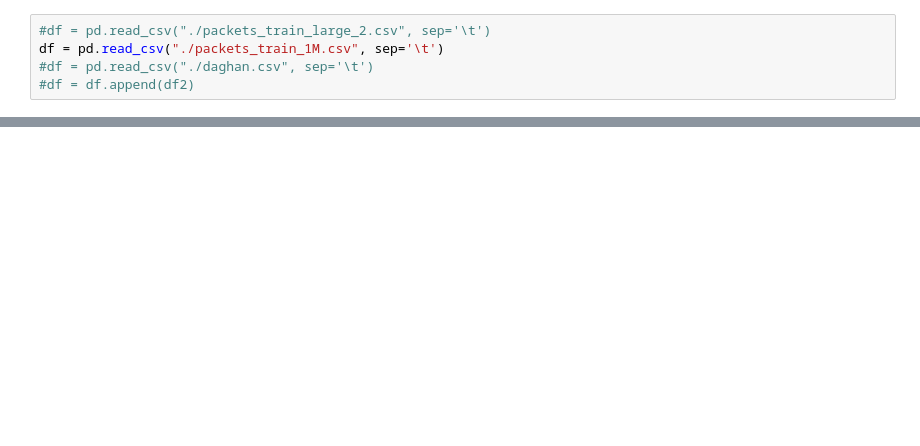
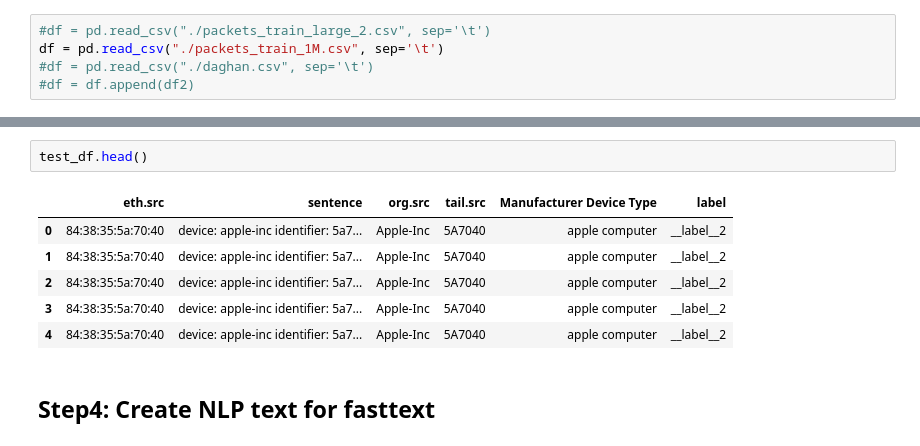
Before and after one commit to daghan/W210-IoT, a Jupyter notebook: IoT6_Sydney-all_rows_test_fasttext.ipynb, the cells around one changed output, grey strips where cells are left out. Saved outputs shown, nothing was run; the diff lists cells and outputs as text; blank space fills up the shorter version.

```diff
--- a/IoT6_Sydney-all_rows_test_fasttext.ipynb
+++ b/IoT6_Sydney-all_rows_test_fasttext.ipynb
@@ -508,0 +513,11 @@ test[1].iloc[23]
+# %%
+test_df.head()
+# %% [output]
+|  | eth.src | sentence | org.src | tail.src | Manufacturer Device Type | label |
+| 0 | 84:38:35:5a:70:40 | device: apple-inc identifier: 5a7... | Apple-Inc | 5A7040 | apple computer | __label__2 |
+| 1 | 84:38:35:5a:70:40 | device: apple-inc identifier: 5a7... | Apple-Inc | 5A7040 | apple computer | __label__2 |
+| 2 | 84:38:35:5a:70:40 | device: apple-inc identifier: 5a7... | Apple-Inc | 5A7040 | apple computer | __label__2 |
+| 3 | 84:38:35:5a:70:40 | device: apple-inc identifier: 5a7... | Apple-Inc | 5A7040 | apple computer | __label__2 |
+| 4 | 84:38:35:5a:70:40 | device: apple-inc identifier: 5a7... | Apple-Inc | 5A7040 | apple computer | __label__2 |
+# %% [markdown]
+## Step4: Create NLP text for fasttext
```
Also changed, not shown: parts of 71 cells of this notebook.
